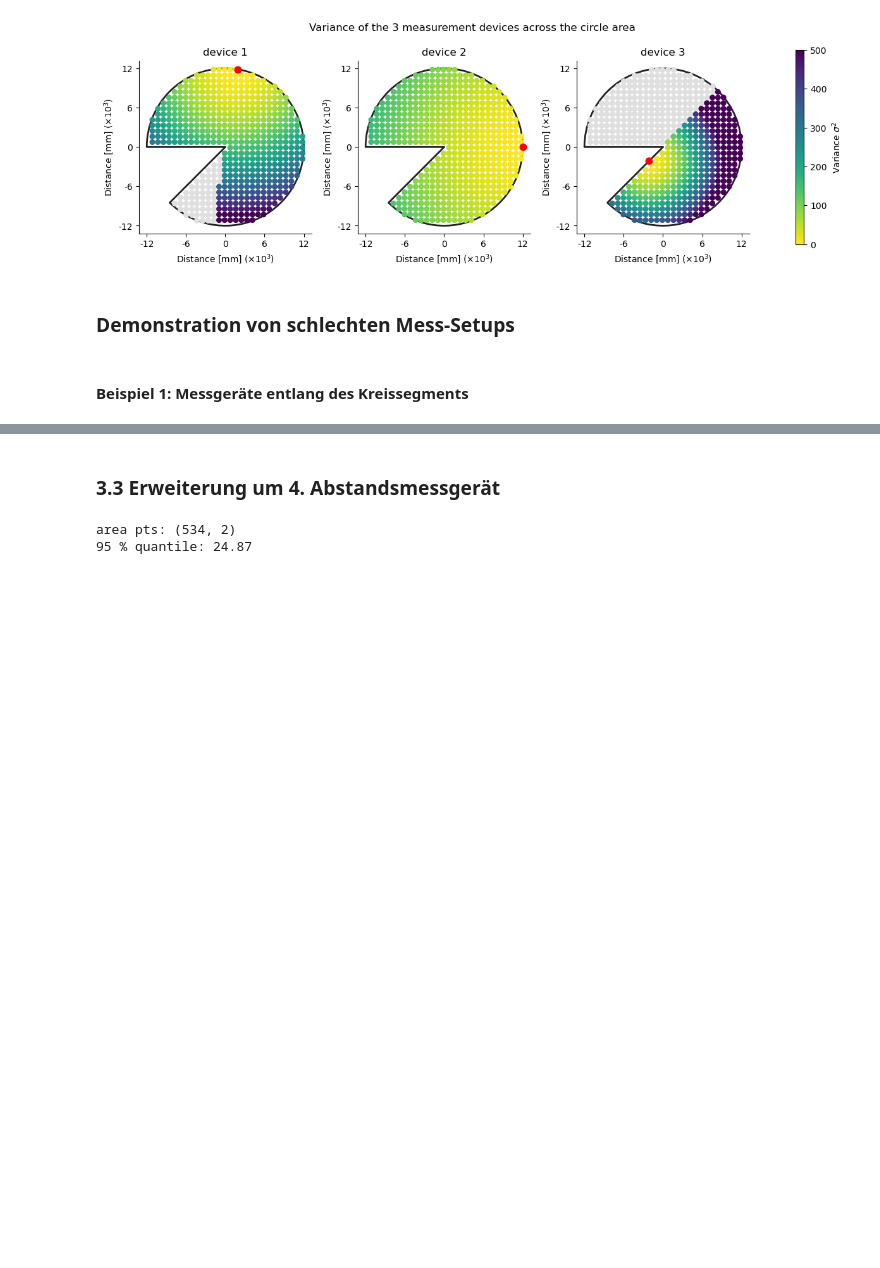
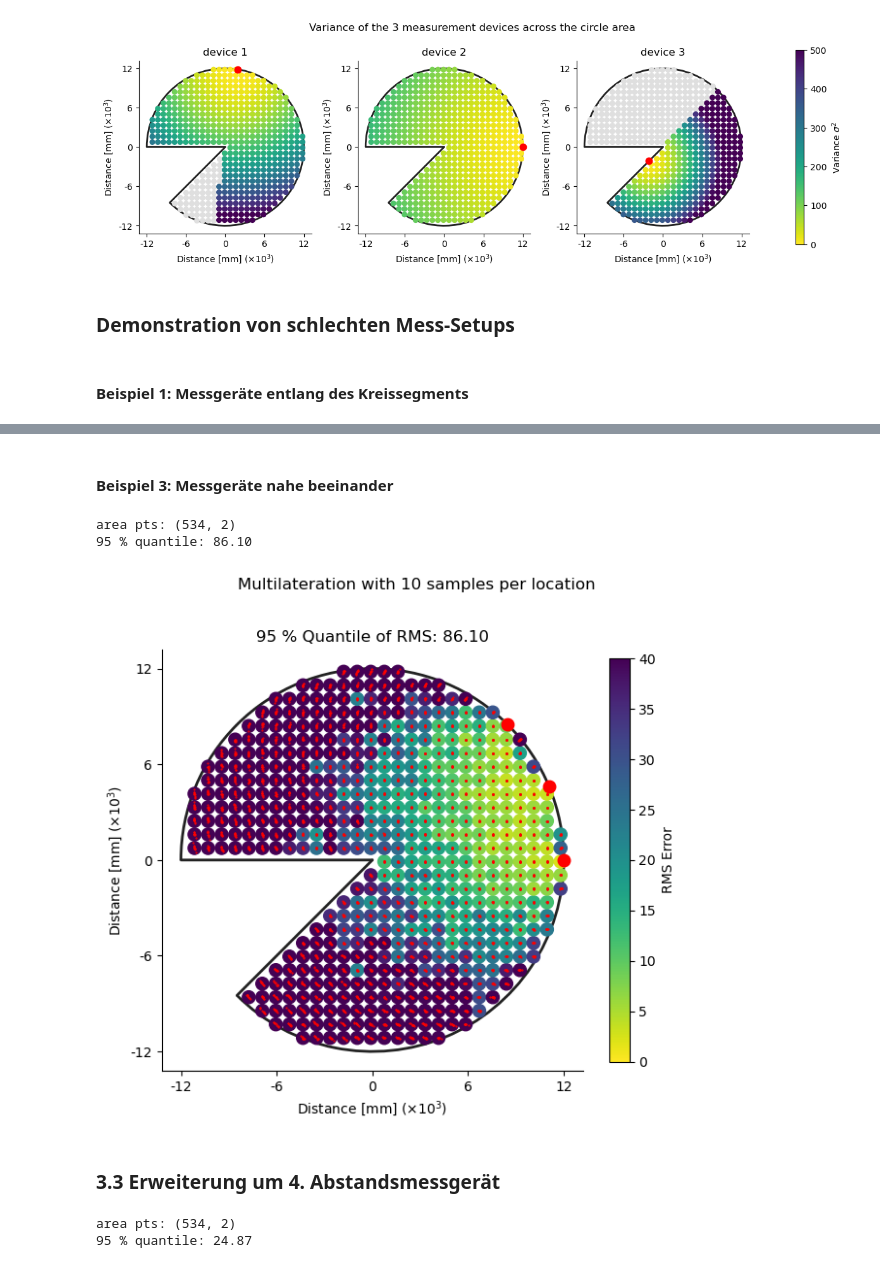
Before and after one commit to maximilian-nowak/modsim, a Jupyter notebook: projekt3_abgabe.ipynb, the cells around one changed output, grey strips where cells are left out. Drawn from its saved outputs; the diff is of its cells as text; code cells hidden in the pictures; blank space fills up the shorter version.

```diff
--- a/projekt3_abgabe.ipynb
+++ b/projekt3_abgabe.ipynb
@@ -598,3 +575,26 @@ area pts: (534, 2)
+# %% [markdown]
+#### Beispiel 3: Messgeräte nahe beeinander
+# %%
+# simulation 3
+# ---------------------------------
+thetas_guess = [np.pi*0.25, np.pi*0.125, np.pi*0]
+anchors = [(R*np.cos(theta), R*np.sin(theta)) for theta in thetas_guess]
+anchors = np.array(anchors)
+
+# run simulation
+rms, clouds = run_multilat_sim(grid[:, 0], grid[:, 1], anchors, sigmas, L=L)
+clouds = np.array(clouds)
+
+if len(rms[~np.isnan(rms)]):
+    rms_95 = np.quantile(rms[~np.isnan(rms)], 0.95)
+else:
+    rms_95 = 0
+
+plot_results(R, L, grid, anchors, rms, rms_95, clouds)
+# %% [output]
+area pts: (534, 2)
+95 % quantile: 86.10
+[figure, added]
 # %% [markdown]
 ### 3.3 Erweiterung um 4. Abstandsmessgerät
 # %%
```
Also changed, not shown: parts of 3 cells of this notebook.
